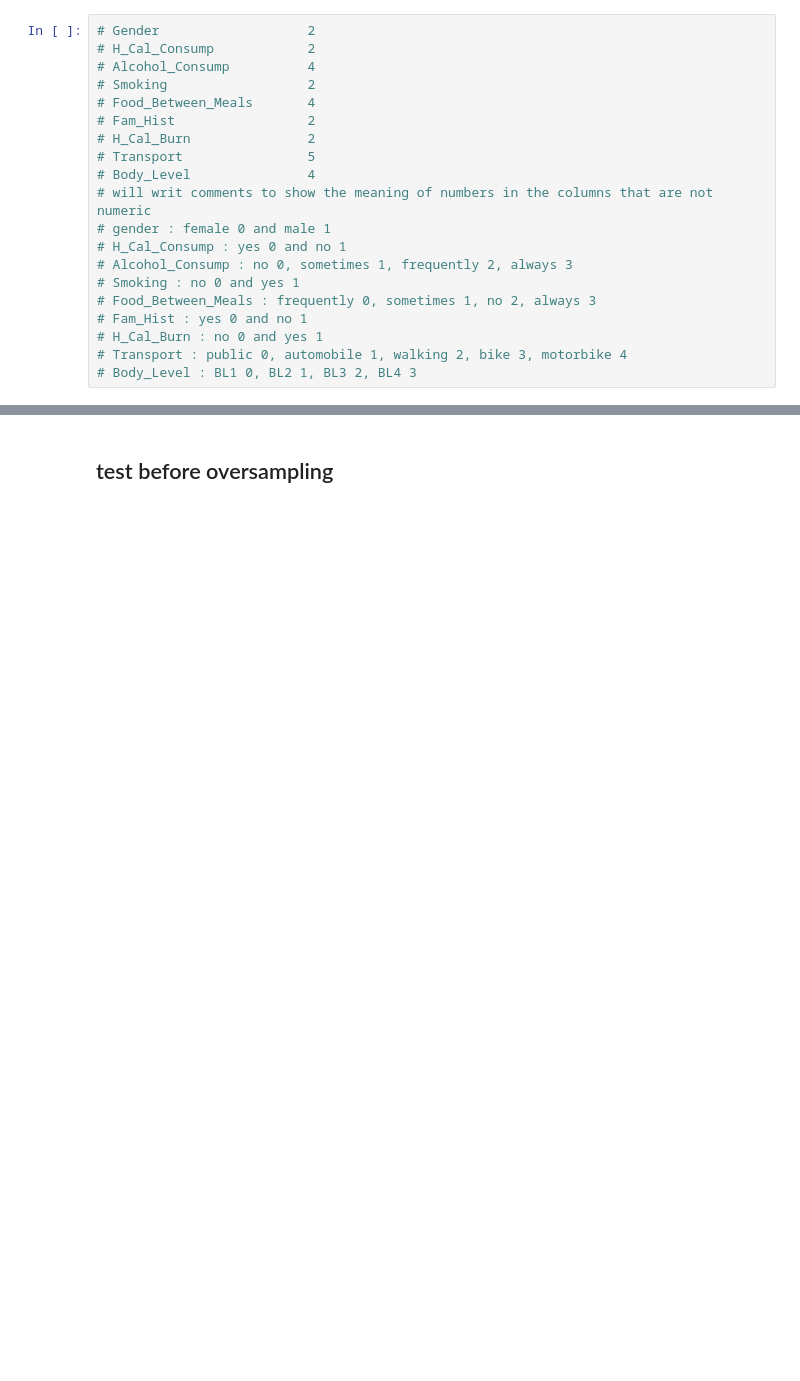
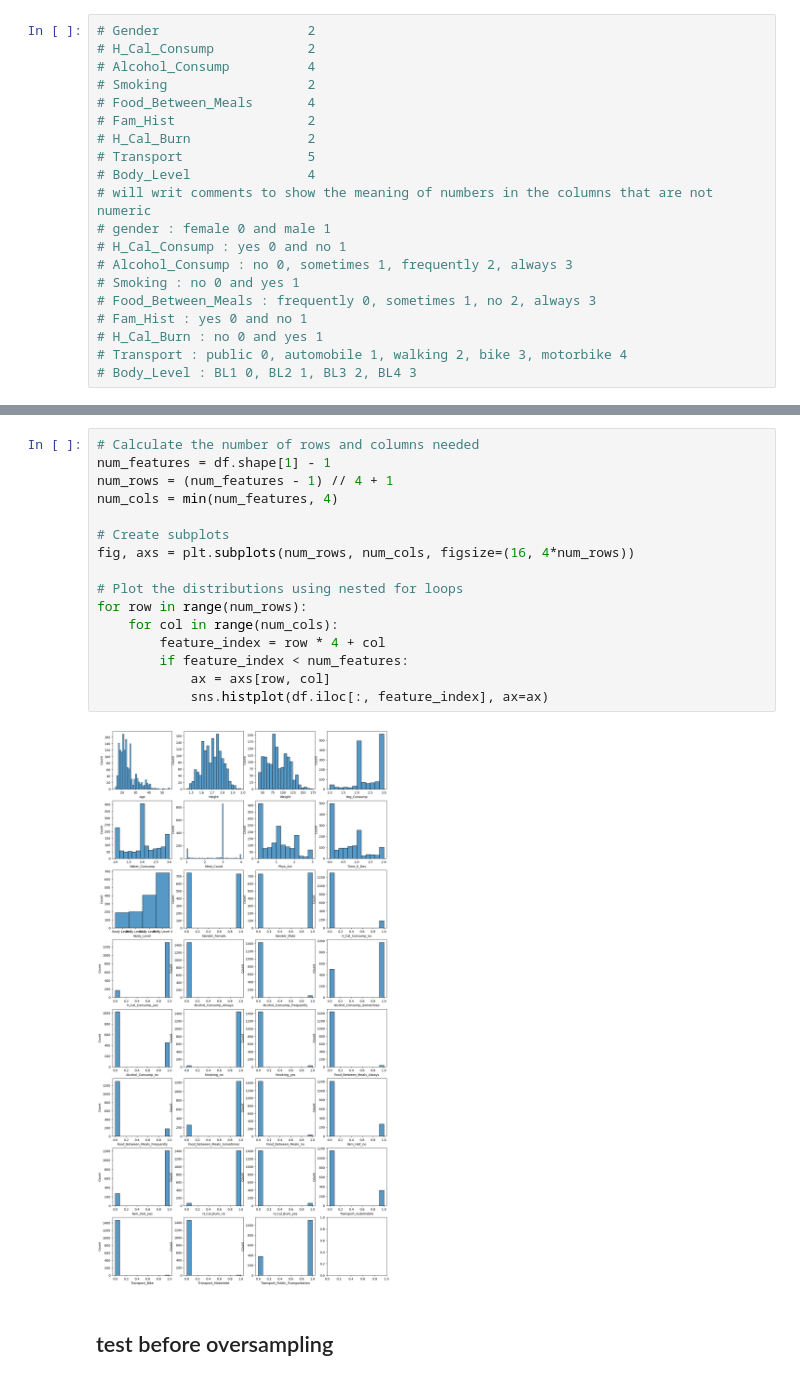
Before and after one commit to AhmedMahmoudHafez/Body-Level-Classification, a Jupyter notebook: Code/Pre-Processing.ipynb, the cells around one changed output, grey strips where cells are left out. Saved outputs shown, nothing was run; the diff lists cells and outputs as text; blank space fills up the shorter version.

```diff
--- a/Code/Pre-Processing.ipynb
+++ b/Code/Pre-Processing.ipynb
@@ -174,2 +183,20 @@ df.head()
+# %%
+# Calculate the number of rows and columns needed
+num_features = df.shape[1] - 1
+num_rows = (num_features - 1) // 4 + 1
+num_cols = min(num_features, 4)
+
+# Create subplots
+fig, axs = plt.subplots(num_rows, num_cols, figsize=(16, 4*num_rows))
+
+# Plot the distributions using nested for loops
+for row in range(num_rows):
+    for col in range(num_cols):
+        feature_index = row * 4 + col
+        if feature_index < num_features:
+            ax = axs[row, col]
+            sns.histplot(df.iloc[:, feature_index], ax=ax)
+# %% [output]
+[figure, added]
 # %% [markdown]
 ## test before oversampling
```
Also changed, not shown: parts of 5 cells of this notebook, 1 other file.
